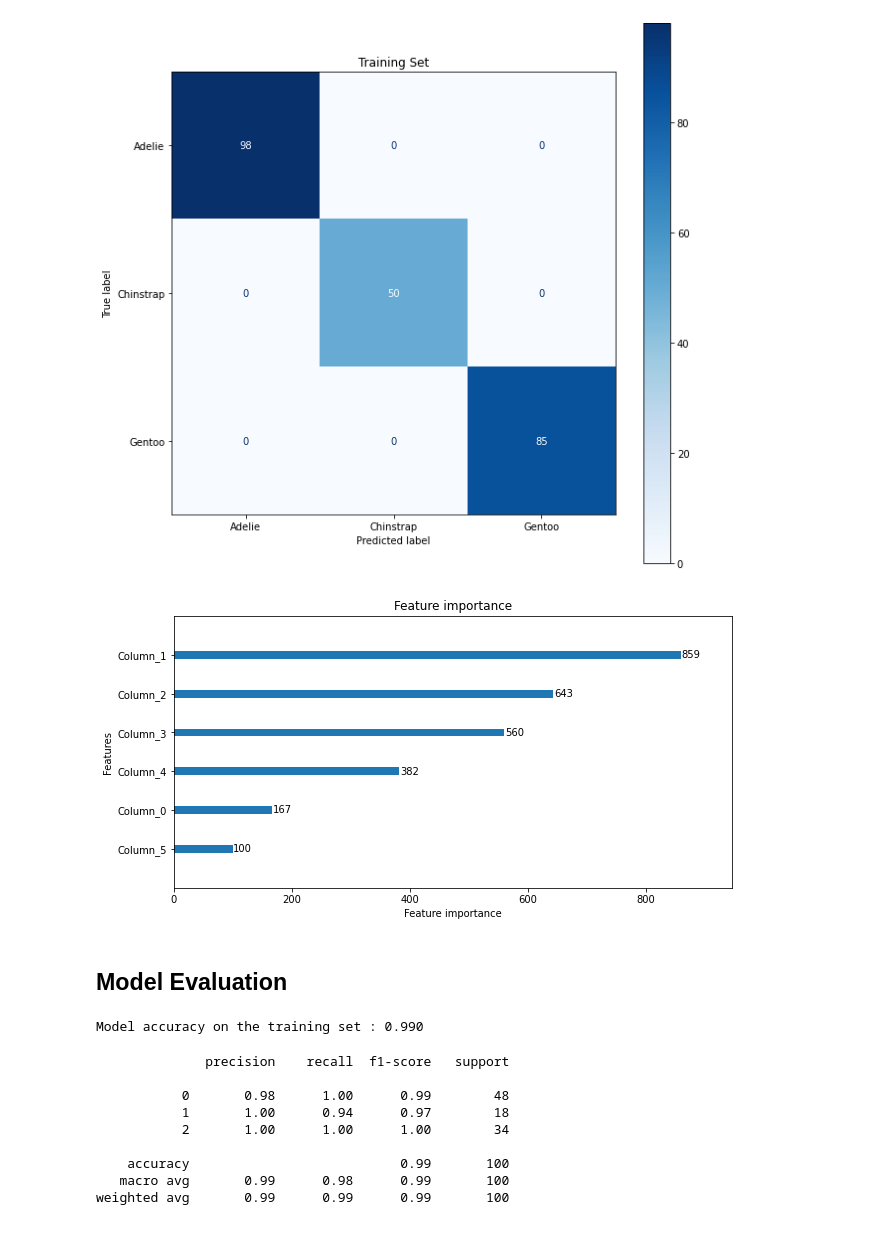
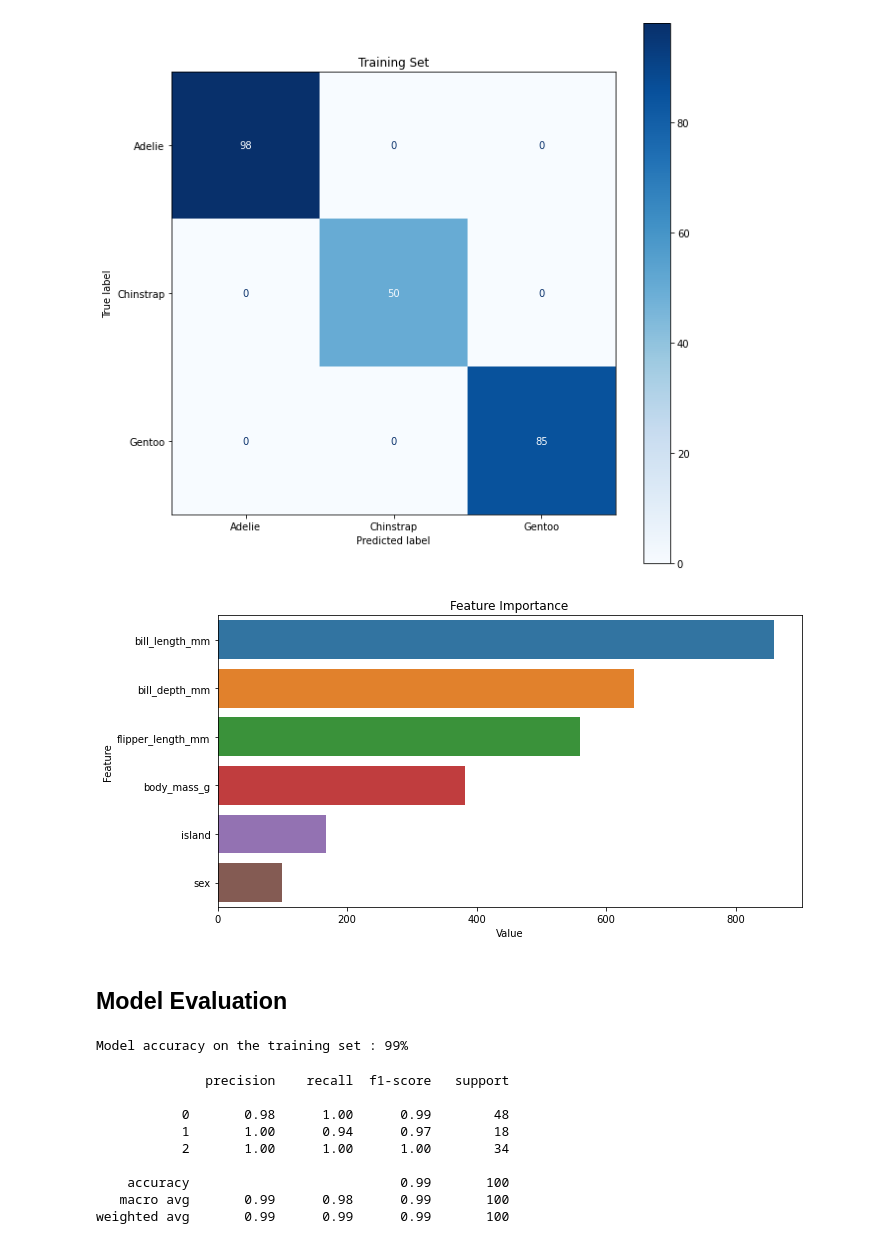
Before and after one commit to trizkynoviandy/penguin-classification, a Jupyter notebook: penguin_classification.ipynb, the cells around one changed output. Cells and saved outputs as stored; diff of their text form; code cells hidden in the pictures.

```diff
--- a/penguin_classification.ipynb
+++ b/penguin_classification.ipynb
@@ -174,7 +177,7 @@ scaler = StandardScaler()
 # %% [markdown]
 Define the classifier
 # %%
-clf = lgb.LGBMClassifier()
+clf = LGBMClassifier()
 # %% [markdown]
 Create the pipeline
 # %%
@@ -238,19 +241,23 @@ ax.yaxis.set_ticklabels(list(species_labels.values()))
 plt.show()
 # %% [output]
 [figure]
-# %%
-fig, ax = plt.subplots(1,1,figsize=(10, 5))
-lgb.plot_importance(pipeline.named_steps["method"], ax=ax)
-ax.grid(False)
-# %% [output]
-[figure, removed]
+# %%
+feature_imp = pd.DataFrame(sorted(zip(pipeline.named_steps["method"].feature_importances_, X.columns)), columns=['Value','Feature'])
+
+plt.figure(figsize=(10, 5))
+sns.barplot(x="Value", y="Feature", data=feature_imp.sort_values(by="Value", ascending=False))
+plt.title("Feature Importance")
+plt.tight_layout()
+plt.show()
+# %% [output]
+[figure, added]
 # %% [markdown]
 ## Model Evaluation
 # %%
 y_test_pred = pipeline.predict(X_test)
-print(f"Model accuracy on the training set : {accuracy_score(y_test, y_test_pred):.3f}")
+print(f"Model accuracy on the training set : {round(accuracy_score(y_test, y_test_pred) * 100)}%")
 # %% [output]
-Model accuracy on the training set : 0.990
+Model accuracy on the training set : 99%
 # %%
 print(classification_report(y_test, y_test_pred))
 # %% [output]
```
Also changed, not shown: parts of 5 cells of this notebook.
